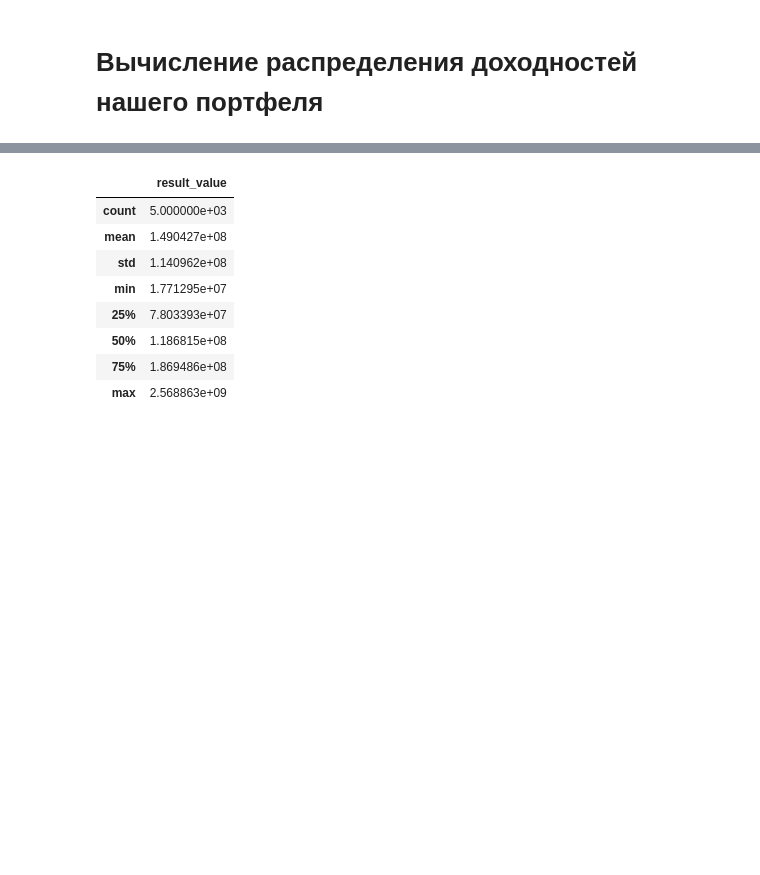
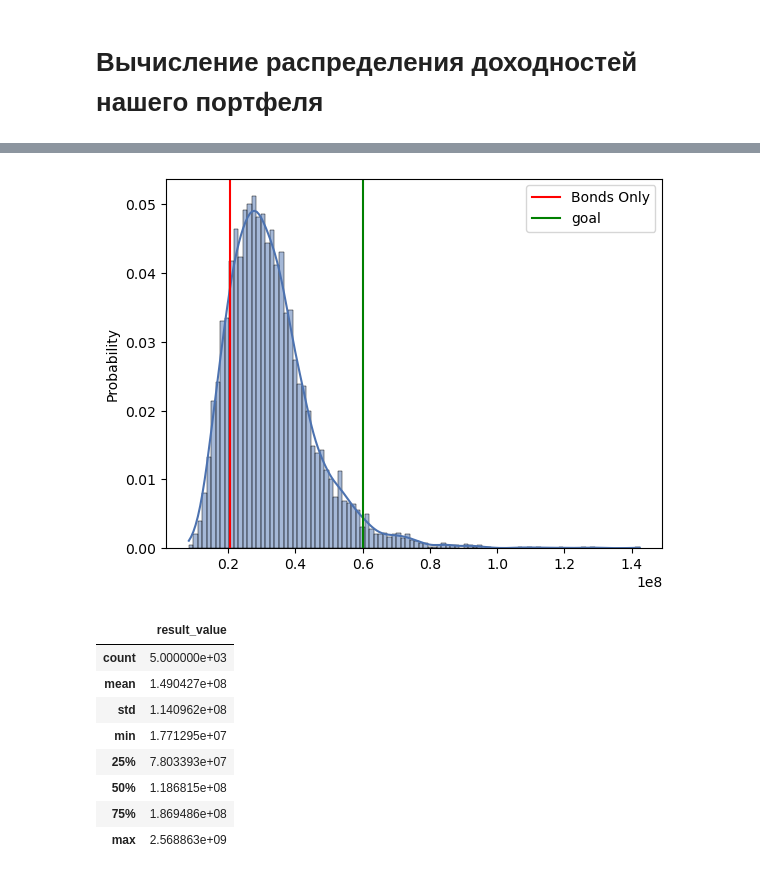
Before and after one commit to justniks/case_finance, a Jupyter notebook: main_upd 2.ipynb, the cells around one changed output, grey strips where cells are left out. Cells and saved outputs as stored; diff of their text form; code cells hidden in the pictures; blank space fills up the shorter version.

```diff
--- a/main_upd 2.ipynb
+++ b/main_upd 2.ipynb
@@ -451,2 +465,10 @@ portOpt.plot_efficient_frontier(util=True)
 # %% [markdown]
 # Генерация траекторий цен активов
+# %%
+df_assets = pd.read_csv('./raw/assets')
+df_assets['Year month'] = df_assets['TRADEDATE'].apply(lambda x: x[:-2])
+df_assets
+df_assets.set_index('TRADEDATE', drop = True, inplace = True)
+df_assets_monthly = df_assets.drop_duplicates(subset='Year month', keep = 'last')
+df_assets_monthly.drop('Year month', axis = 1, inplace = True)
+df_assets_monthly
@@ -643,3 +658,26 @@ cash_list = pd.read_csv('nominal_cashflows.csv')['cashflow'].to_list()
+# %%
+stock_tickers.append("Bond")
+# %%
+
+start_assets = {}
+needed_proportions = []
+for one_ticker in stock_tickers:
+    start_assets[one_ticker] = 0
+    needed_proportions.append(cleaned_opt_weights[one_ticker])
+
+# импорт итоговых потоков из икселя
+cash_list = pd.read_excel('./finansy_osnova_9dec.xlsx', sheet_name = "final_output")['cashflow'].to_list()
+
+# создание риск-фри ряда (долгосрочные облигации)
+riskfree_price = [1]
+one_m = ((1 +  11.92/ 100)**20 - 1) / 240
+for i in range(240):
+    riskfree_price.append(riskfree_price[-1] + one_m)
+
+# добавление риск-фри в сгенерированные
+prices_predicted = prices_predicted.tolist()
+for i in range(len(prices_predicted)):
+    prices_predicted[i].append(riskfree_price)
 # %%
 if len(prices_predicted[0][0]) != len(cash_list):
     raise ValueError("Cash flow and Asset price vectors should have same size")
@@ -676,0 +711,5 @@ sns.histplot(final_values, kde=True, bins = 100);
+# %%
+# ЗАМЕНИТЬ НА 1.05 НА ЗНАЧЕНИЕ ИНФЛЯЦИИ, КОТОРОЕ У НАС ПОЛУЧИЛОСЬ ЗА 20 ЛЕТ
+real_final_values = []
+for i in final_values:
+    real_final_values.append(i/1.05**20)
@@ -677,3 +736,10 @@ sns.histplot(final_values, kde=True, bins = 100);
+# %%
+sns.histplot(real_final_values, kde=True, bins = 100 , stat='probability');
+plt.axvline(20417257, color = "red", label = "Bonds Only");
+plt.axvline(60_000_000, color = "green", label = "goal");
+plt.legend();
+# %% [output]
+[figure, added]
 # %%
 result_values = pd.DataFrame()
 result_values['result_value'] = final_values
```
Also changed, not shown: parts of 17 cells of this notebook, 3 other files.
